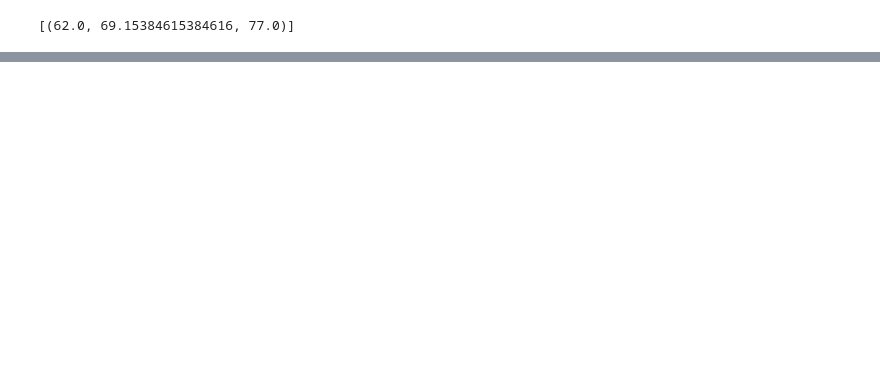
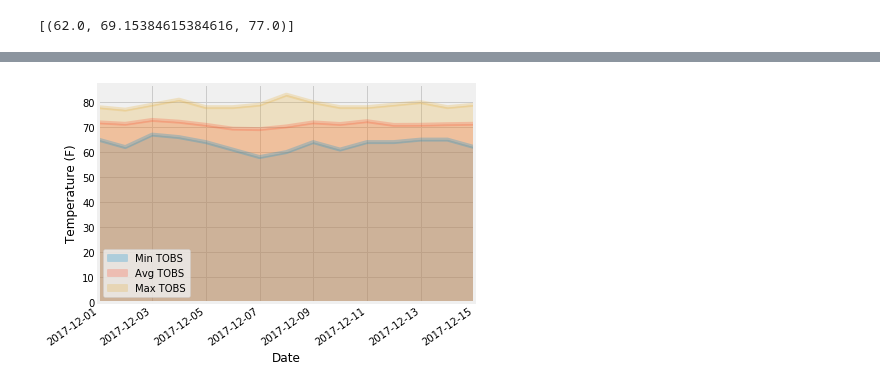
Before and after one commit to Autonomousse/SQLAlchemy-Climate-Analysis, a Jupyter notebook: climate_starter.ipynb, the cells around one changed output, grey strips where cells are left out. Cells and saved outputs as stored; diff of their text form; code cells hidden in the pictures; blank space fills up the shorter version.

```diff
--- a/climate_starter.ipynb
+++ b/climate_starter.ipynb
@@ -239,9 +322,21 @@ daily_normals("01-01")
 # push each tuple of calculations into a list called `normals`
 
 # Set the start and end date of the trip
+# These dates are set above as vacation_start and vacation_end
 
 # Use the start and end date to create a range of dates
+time_start = dt.datetime.strptime(vacation_start, "%Y-%m-%d")
+time_end = dt.datetime.strptime(vacation_end, "%Y-%m-%d")
+time_total = time_end - time_start
 
 # Stip off the year and save a list of %m-%d strings
+normals = []
+for anotha_one in range(time_total.days+1):
+    anotha_day = time_start + dt.timedelta(days=anotha_one)
+    normals.append(dt.datetime.strftime(anotha_day, '%m-%d'))
 
 # Loop through the list of %m-%d strings and calculate the normals for each date
+vacation_normals = []
+for days in normals:
+    vacation_normals.append(daily_normals(days)[0])
+vacation_normals
@@ -249,0 +359,18 @@ daily_normals("01-01")
+# %%
+# Load the previous query results into a Pandas DataFrame and add the `trip_dates` range as the `date` index
+# Add all current values to dataframe
+normals_df = pd.DataFrame(vacation_normals, columns=["Min TOBS", "Avg TOBS", "Max TOBS"])
+
+# Create a list to append the dates to
+dates = []
+
+# Loop through the length of the dataframe
+# Add a day to the start date
+# append the date in YYYY-MM-DD format
+for x in range(len(normals_df+1)):
+    add_date = time_start + dt.timedelta(days=x)
+    dates.append(dt.datetime.strftime(add_date, "%Y-%m-%d"))
+
+normals_df["Date"] = dates
+date_index = normals_df.set_index("Date")
+date_index
@@ -250,2 +395,10 @@ daily_normals("01-01")
 # %%
 # Plot the daily normals as an area plot with `stacked=False`
+
+date_index.plot(kind="area", stacked=False, rot=35, alpha=.25)
+plt.xticks(ha="right")
+plt.xlim(0, len(date_index)-1)
+plt.ylabel("Temperature (F)")
+plt.xlabel("Date");
+# %% [output]
+[figure, added]
```
Also changed, not shown: parts of 14 cells of this notebook, 1 other file.
